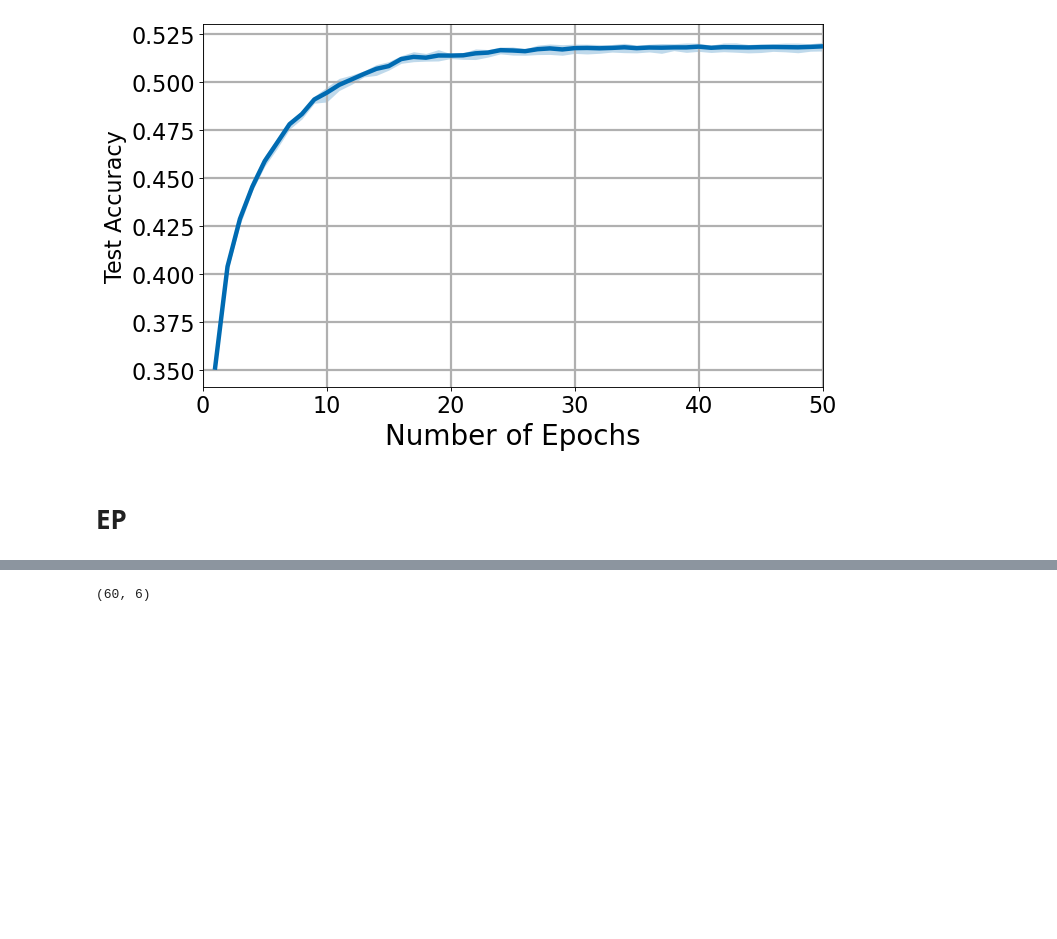
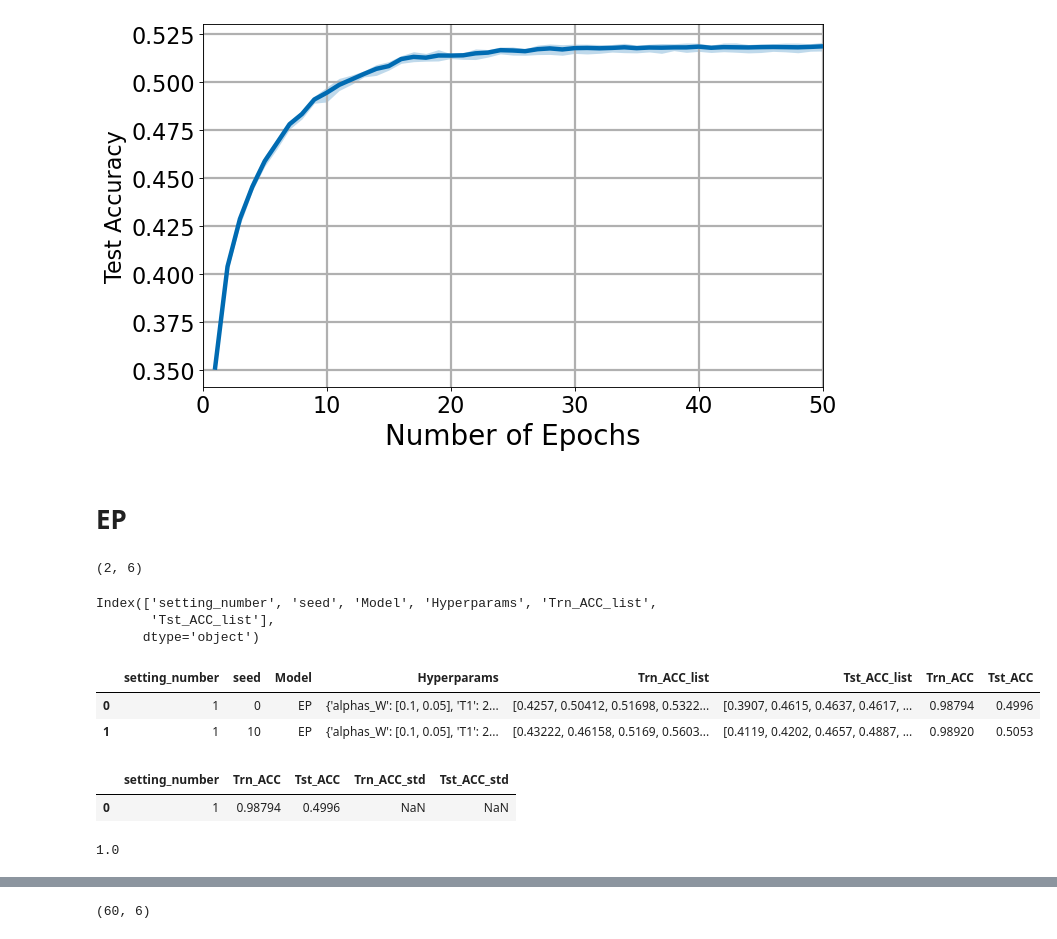
Before and after one commit to BariscanBozkurt/Supervised-CorInfoMax, a Jupyter notebook: Simulations/Classification/AnalyzeSimulations/Plot_CorInfoMax_CIFAR10_Results.ipynb, the cells around one changed output, grey strips where cells are left out. Saved outputs shown, nothing was run; the diff lists cells and outputs as text; code cells hidden in the pictures; blank space fills up the shorter version.

```diff
--- a/Simulations/Classification/AnalyzeSimulations/Plot_CorInfoMax_CIFAR10_Results.ipynb
+++ b/Simulations/Classification/AnalyzeSimulations/Plot_CorInfoMax_CIFAR10_Results.ipynb
@@ -99,3 +99,32 @@ findfont: Font family ['Times New Roman'] not found. Falling back to DejaVu Sans
 [figure]
 # %% [markdown]
 # EP
+# %%
+df_results = pd.read_pickle(r"../Results/simulation_results_EP_CIFAR10_V1.pkl")
+print(df_results.shape)
+df_results.columns
+# %% [output]
+(2, 6)
+Index(['setting_number', 'seed', 'Model', 'Hyperparams', 'Trn_ACC_list',
+       'Tst_ACC_list'],
+      dtype='object')
+# %%
+df_results['Trn_ACC'] = df_results.apply(lambda row: row['Trn_ACC_list'][-1], axis = 1)
+df_results['Tst_ACC'] = df_results.apply(lambda row: row['Tst_ACC_list'][-1], axis = 1)
+df_results
+# %% [output]
+|  | setting_number | seed | Model | Hyperparams | Trn_ACC_list | Tst_ACC_list | Trn_ACC | Tst_ACC |
+| 0 | 1 | 0 | EP | {'alphas_W': [0.1, 0.05], 'T1': 2... | [0.4257, 0.50412, 0.51698, 0.5322... | [0.3907, 0.4615, 0.4637, 0.4617, ... | 0.98794 | 0.4996 |
+| 1 | 1 | 10 | EP | {'alphas_W': [0.1, 0.05], 'T1': 2... | [0.43222, 0.46158, 0.5169, 0.5603... | [0.4119, 0.4202, 0.4657, 0.4887, ... | 0.98920 | 0.5053 |
+# %%
+df_setting = df_results[['setting_number', 'Trn_ACC', 'Tst_ACC']].groupby('setting_number').mean().reset_index()
+df_setting[['Trn_ACC_std', 'Tst_ACC_std']] = df_results[['setting_number', 'Trn_ACC', 'Tst_ACC']].groupby('setting_number').std().reset_index()[['Trn_ACC', 'Tst_ACC']]
+df_setting
+# %% [output]
+|  | setting_number | Trn_ACC | Tst_ACC | Trn_ACC_std | Tst_ACC_std |
+| 0 | 1 | 0.98794 | 0.4996 | NaN | NaN |
+# %%
+best_setting = df_setting.iloc[df_setting['Trn_ACC'].argmax()]['setting_number']
+best_setting
+# %% [output]
+1.0
```
Also changed, not shown: parts of 1 cell of this notebook, 11 other files.
